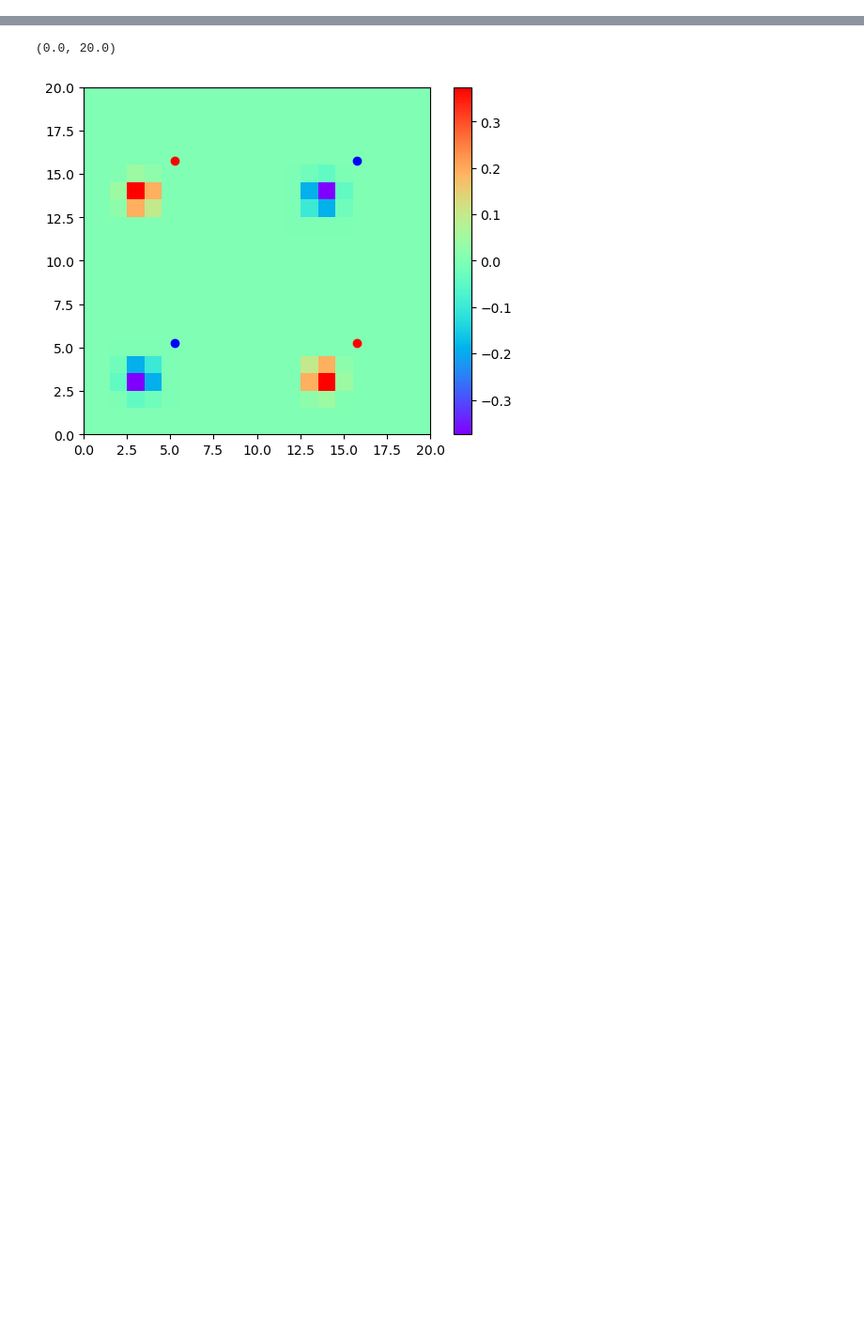
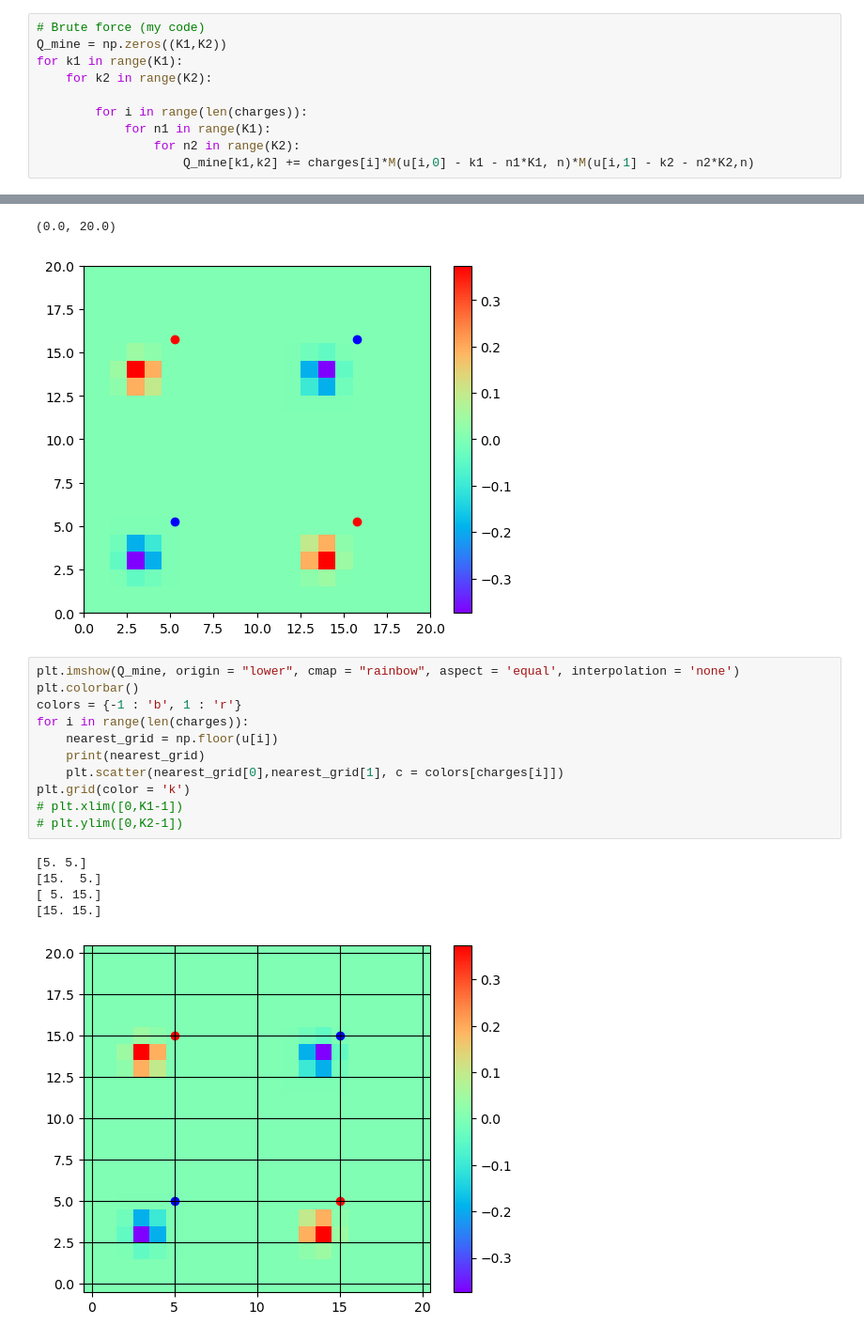
Before and after one commit to ejmeitz/CUDA_P3M, a Jupyter notebook: test_data/scripts.ipynb, the cells around one changed output, grey strips where cells are left out. Shown at 94% size. Saved outputs shown, nothing was run; the diff lists cells and outputs as text; blank space fills up the shorter version.

```diff
--- a/test_data/scripts.ipynb
+++ b/test_data/scripts.ipynb
@@ -214,6 +194,16 @@ def Q2(u, q, order, K1, K2): #from https://git.sr.ht/~jmbr/libpme6/tree/2e81cacd
     return Q
 
 Q2 = Q2(u, charges, n, K1, K2)
+# %%
+# Brute force (my code)
+Q_mine = np.zeros((K1,K2))
+for k1 in range(K1):
+    for k2 in range(K2):
+
+        for i in range(len(charges)):
+            for n1 in range(K1):
+                for n2 in range(K2):
+                    Q_mine[k1,k2] += charges[i]*M(u[i,0] - k1 - n1*K1, n)*M(u[i,1] - k2 - n2*K2,n)
 # %%
 plt.imshow(Q, origin = "lower", cmap = "rainbow")
 plt.colorbar()
@@ -238,3 +228,20 @@ plt.ylim([0,K2-1])
 # %% [output]
 (0.0, 20.0)
 [figure]
+# %%
+plt.imshow(Q_mine, origin = "lower", cmap = "rainbow", aspect = 'equal', interpolation = 'none')
+plt.colorbar()
+colors = {-1 : 'b', 1 : 'r'}
+for i in range(len(charges)):
+    nearest_grid = np.floor(u[i])
+    print(nearest_grid)
+    plt.scatter(nearest_grid[0],nearest_grid[1], c = colors[charges[i]])
+plt.grid(color = 'k')
+# plt.xlim([0,K1-1])
+# plt.ylim([0,K2-1])
+# %% [output]
+[5. 5.]
+[15.  5.]
+[ 5. 15.]
+[15. 15.]
+[figure, added]
```
Also changed, not shown: parts of 5 cells of this notebook.
